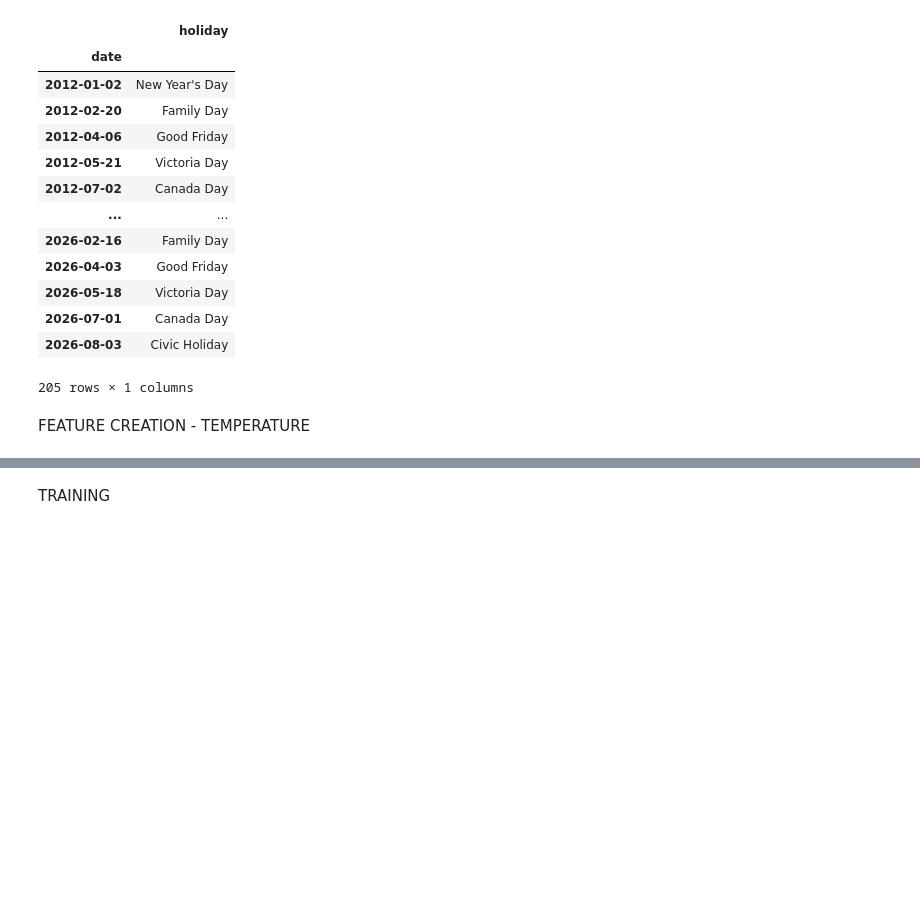
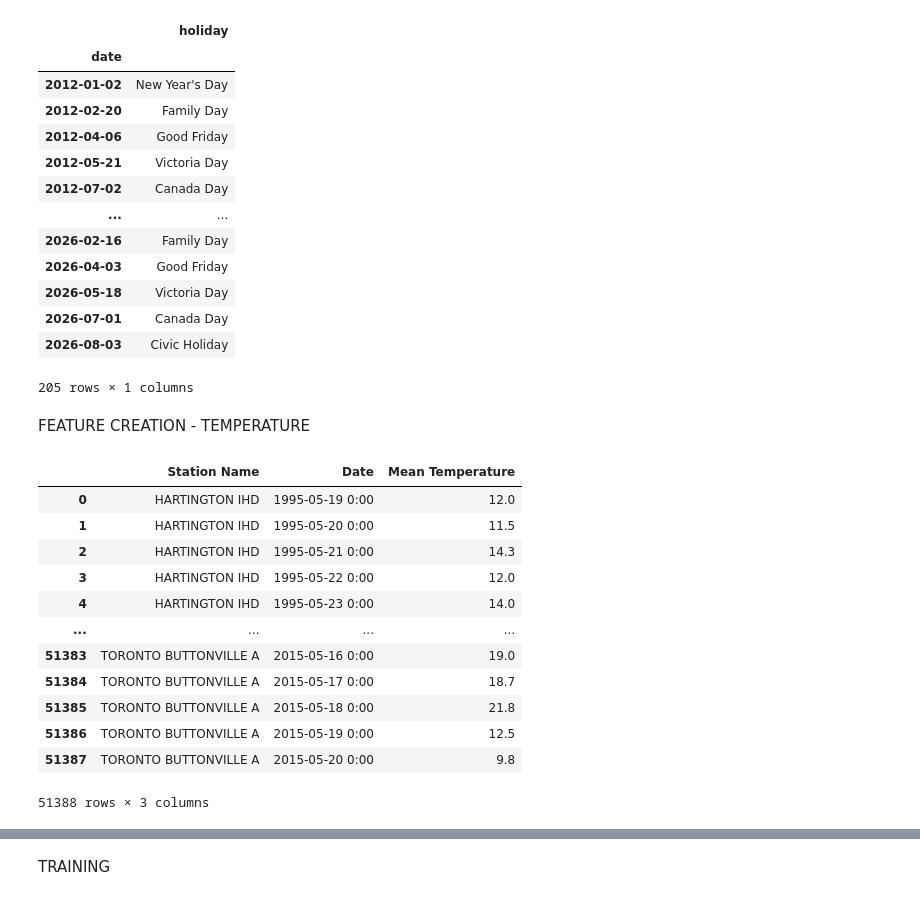
Before and after one commit to RyleyBosman/Projects, a Jupyter notebook: Ontario_MW_Project/Ontario_MW_demand (Jupyter Notebook).ipynb, the cells around one changed output, grey strips where cells are left out. Cells and saved outputs as stored; diff of their text form; code cells hidden in the pictures; blank space fills up the shorter version.

```diff
--- a/Ontario_MW_Project/Code/Ontario_MW_demand (Jupyter Notebook).ipynb
+++ b/Ontario_MW_Project/Ontario_MW_demand (Jupyter Notebook).ipynb
@@ -110,3 +122,32 @@ holidays
 205 rows × 1 columns
 # %% [markdown]
 FEATURE CREATION - TEMPERATURE
+# %%
+#Import Ontario Temperature data (pulled from https://climate-change.canada.ca/climate-data/#/daily-climate-data)
+#Scraped daily temperature readings from weather stations in and near hubs such as Toronto, Ottawa, Sudbury, Kenora, Sault Ste. Marie, etc.
+
+#Set path to these temperature data files, combine files into one dataframe
+path = "Ontario_Weather_Data"
+all_weather_files = glob.glob(path + "/*.csv")
+weather_dfs = []
+for files in all_weather_files:
+    df_3 = pd.read_csv(files, skiprows=1,usecols=[2,5,10], header=None)
+    #Columns used: Station Name, Date, Mean Temperature
+    df_3.columns = ["Station Name", "Date", "Mean Temperature"]
+    weather_dfs.append(df_3)
+weather_df = pd.concat(weather_dfs, ignore_index=True, axis=0)
+weather_df
+# %% [output]
+|  | Station Name | Date | Mean Temperature |
+| 0 | HARTINGTON IHD | 1995-05-19 0:00 | 12.0 |
+| 1 | HARTINGTON IHD | 1995-05-20 0:00 | 11.5 |
+| 2 | HARTINGTON IHD | 1995-05-21 0:00 | 14.3 |
+| 3 | HARTINGTON IHD | 1995-05-22 0:00 | 12.0 |
+| 4 | HARTINGTON IHD | 1995-05-23 0:00 | 14.0 |
+| ... | ... | ... | ... |
+| 51383 | TORONTO BUTTONVILLE A | 2015-05-16 0:00 | 19.0 |
+| 51384 | TORONTO BUTTONVILLE A | 2015-05-17 0:00 | 18.7 |
+| 51385 | TORONTO BUTTONVILLE A | 2015-05-18 0:00 | 21.8 |
+| 51386 | TORONTO BUTTONVILLE A | 2015-05-19 0:00 | 12.5 |
+| 51387 | TORONTO BUTTONVILLE A | 2015-05-20 0:00 | 9.8 |
+51388 rows × 3 columns
```
Also changed, not shown: parts of 7 cells of this notebook, 1 other file.
